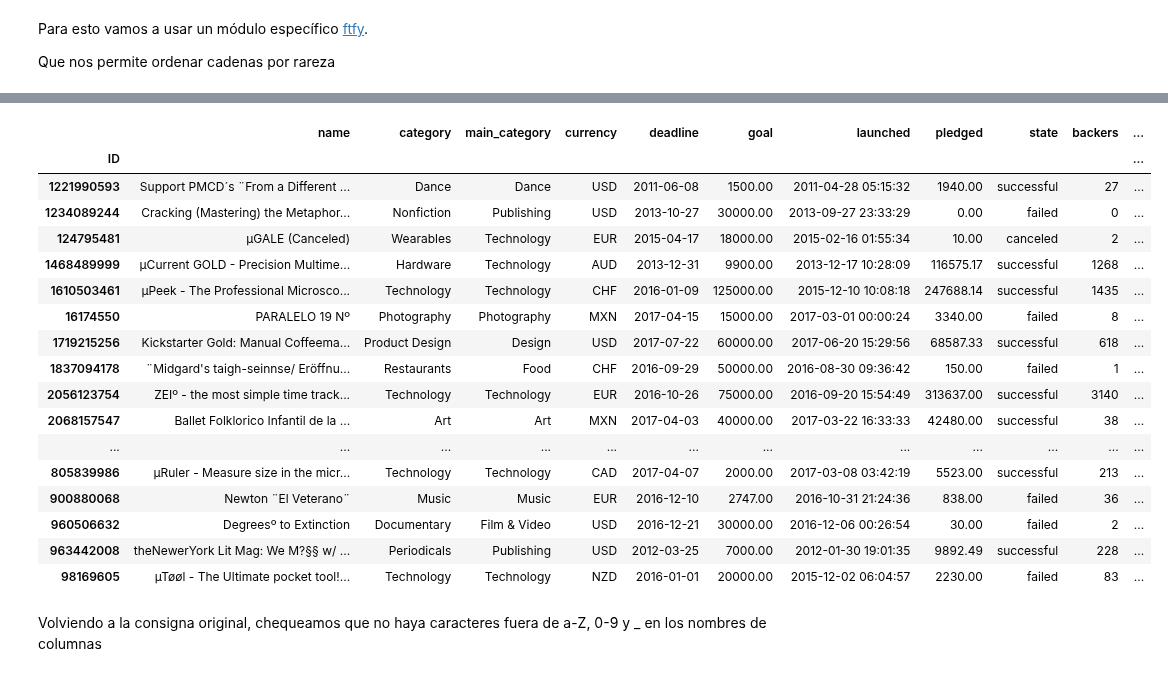
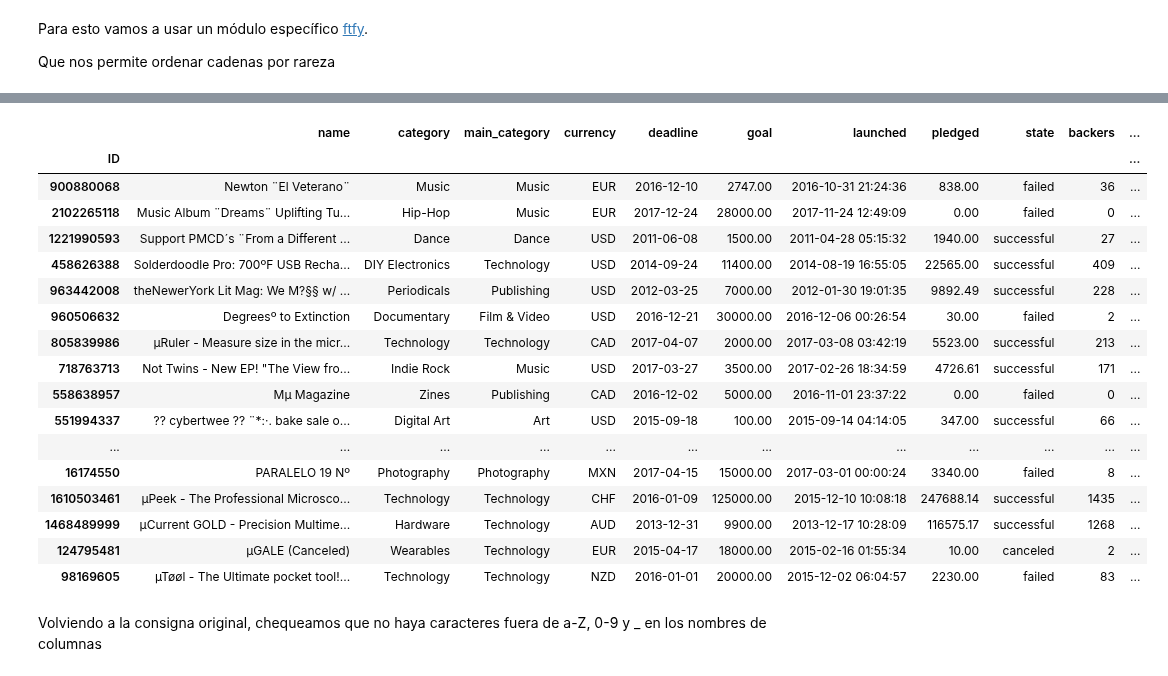
Before and after one commit to lvc0107/diplodatos, a Jupyter notebook: AnalisisyCuracion/notebooks/Limpieza.ipynb, the cells around one changed output, grey strips where cells are left out. Drawn from its saved outputs; the diff is of its cells as text; code cells hidden in the pictures.

```diff
--- a/AnalisisyCuracion/notebooks/Limpieza.ipynb
+++ b/AnalisisyCuracion/notebooks/Limpieza.ipynb
@@ -32,6 +29,3 @@ import pandas as pd
 pd.options.display.float_format = '{:.2f}'.format
 # %% [markdown]
 Veamos de importar datos de proyectos de Kickstarter la plataforma de Crowdsourcing
-# %%
-BASE_DIR = str("../input/kickstarter-projects/ks-projects-201612.csv")
-kickstarter_2016 = pd.read_csv(BASE_DIR)
@@ -568,30 +608,31 @@ ModuleNotFoundError: No module named 'ftfy'
 # %%
+### [TODO] check slugify
 def weird(val):
     if isinstance(val, float):
         return 0
     return bad.sequence_weirdness(val)
 
 
 kickstarter_2018['name_weirdness'] = kickstarter_2018['name'].apply(weird)
-kickstarter_2018[kickstarter_2018['name_weirdness'] > 1]
+kickstarter_2018[kickstarter_2018['name_weirdness'] > 1].sort_values(by='name_weirdness', ascending=False)
 # %% [output]
 |  | name | category | main_category | currency | deadline | goal | launched | pledged | state | backers | ... |
 | ID |  |  |  |  |  |  |  |  |  |  | ... |
+| 900880068 | Newton ¨El Veterano¨ | Music | Music | EUR | 2016-12-10 | 2747.00 | 2016-10-31 21:24:36 | 838.00 | failed | 36 | ... |
+| 2102265118 | Music Album ¨Dreams¨ Uplifting Tu... | Hip-Hop | Music | EUR | 2017-12-24 | 28000.00 | 2017-11-24 12:49:09 | 0.00 | failed | 0 | ... |
 | 1221990593 | Support PMCD´s ¨From a Different ... | Dance | Dance | USD | 2011-06-08 | 1500.00 | 2011-04-28 05:15:32 | 1940.00 | successful | 27 | ... |
-| 1234089244 | Cracking (Mastering) the Metaphor... | Nonfiction | Publishing | USD | 2013-10-27 | 30000.00 | 2013-09-27 23:33:29 | 0.00 | failed | 0 | ... |
+| 458626388 | Solderdoodle Pro: 700ºF USB Recha... | DIY Electronics | Technology | USD | 2014-09-24 | 11400.00 | 2014-08-19 16:55:05 | 22565.00 | successful | 409 | ... |
+| 963442008 | theNewerYork Lit Mag: We M?§§ w/ ... | Periodicals | Publishing | USD | 2012-03-25 | 7000.00 | 2012-01-30 19:01:35 | 9892.49 | successful | 228 | ... |
+| 960506632 | Degreesº to Extinction | Documentary | Film & Video | USD | 2016-12-21 | 30000.00 | 2016-12-06 00:26:54 | 30.00 | failed | 2 | ... |
+| 805839986 | µRuler - Measure size in the micr... | Technology | Technology | CAD | 2017-04-07 | 2000.00 | 2017-03-08 03:42:19 | 5523.00 | successful | 213 | ... |
+| 718763713 | Not Twins - New EP! "The View fro... | Indie Rock | Music | USD | 2017-03-27 | 3500.00 | 2017-02-26 18:34:59 | 4726.61 | successful | 171 | ... |
+| 558638957 | Mµ Magazine | Zines | Publishing | CAD | 2016-12-02 | 5000.00 | 2016-11-01 23:37:22 | 0.00 | failed | 0 | ... |
+| 551994337 | ?? cybertwee ?? ¨*:·. bake sale o... | Digital Art | Art | USD | 2015-09-18 | 100.00 | 2015-09-14 04:14:05 | 347.00 | successful | 66 | ... |
+| ... | ... | ... | ... | ... | ... | ... | ... | ... | ... | ... | ... |
+| 16174550 | PARALELO 19 Nº | Photography | Photography | MXN | 2017-04-15 | 15000.00 | 2017-03-01 00:00:24 | 3340.00 | failed | 8 | ... |
+| 1610503461 | µPeek - The Professional Microsco... | Technology | Technology | CHF | 2016-01-09 | 125000.00 | 2015-12-10 10:08:18 | 247688.14 | successful | 1435 | ... |
+| 1468489999 | µCurrent GOLD - Precision Multime... | Hardware | Technology | AUD | 2013-12-31 | 9900.00 | 2013-12-17 10:28:09 | 116575.17 | successful | 1268 | ... |
 | 124795481 | µGALE (Canceled) | Wearables | Technology | EUR | 2015-04-17 | 18000.00 | 2015-02-16 01:55:34 | 10.00 | canceled | 2 | ... |
-| 1468489999 | µCurrent GOLD - Precision Multime... | Hardware | Technology | AUD | 2013-12-31 | 9900.00 | 2013-12-17 10:28:09 | 116575.17 | successful | 1268 | ... |
-| 1610503461 | µPeek - The Professional Microsco... | Technology | Technology | CHF | 2016-01-09 | 125000.00 | 2015-12-10 10:08:18 | 247688.14 | successful | 1435 | ... |
-| 16174550 | PARALELO 19 Nº | Photography | Photography | MXN | 2017-04-15 | 15000.00 | 2017-03-01 00:00:24 | 3340.00 | failed | 8 | ... |
-| 1719215256 | Kickstarter Gold: Manual Coffeema... | Product Design | Design | USD | 2017-07-22 | 60000.00 | 2017-06-20 15:29:56 | 68587.33 | successful | 618 | ... |
-| 1837094178 | ¨Midgard's taigh-seinnse/ Eröffnu... | Restaurants | Food | CHF | 2016-09-29 | 50000.00 | 2016-08-30 09:36:42 | 150.00 | failed | 1 | ... |
-| 2056123754 | ZEIº - the most simple time track... | Technology | Technology | EUR | 2016-10-26 | 75000.00 | 2016-09-20 15:54:49 | 313637.00 | successful | 3140 | ... |
-| 2068157547 | Ballet Folklorico Infantil de la ... | Art | Art | MXN | 2017-04-03 | 40000.00 | 2017-03-22 16:33:33 | 42480.00 | successful | 38 | ... |
-| ... | ... | ... | ... | ... | ... | ... | ... | ... | ... | ... | ... |
-| 805839986 | µRuler - Measure size in the micr... | Technology | Technology | CAD | 2017-04-07 | 2000.00 | 2017-03-08 03:42:19 | 5523.00 | successful | 213 | ... |
-| 900880068 | Newton ¨El Veterano¨ | Music | Music | EUR | 2016-12-10 | 2747.00 | 2016-10-31 21:24:36 | 838.00 | failed | 36 | ... |
-| 960506632 | Degreesº to Extinction | Documentary | Film & Video | USD | 2016-12-21 | 30000.00 | 2016-12-06 00:26:54 | 30.00 | failed | 2 | ... |
-| 963442008 | theNewerYork Lit Mag: We M?§§ w/ ... | Periodicals | Publishing | USD | 2012-03-25 | 7000.00 | 2012-01-30 19:01:35 | 9892.49 | successful | 228 | ... |
 | 98169605 | µTøøl - The Ultimate pocket tool!... | Technology | Technology | NZD | 2016-01-01 | 20000.00 | 2015-12-02 06:04:57 | 2230.00 | failed | 83 | ... |
 # %% [markdown]
 Volviendo a la consigna original, chequeamos que no haya caracteres fuera de a-Z, 0-9 y _ en los nombres de columnas
```
Also changed, not shown: parts of 48 cells of this notebook, 6 other files.
